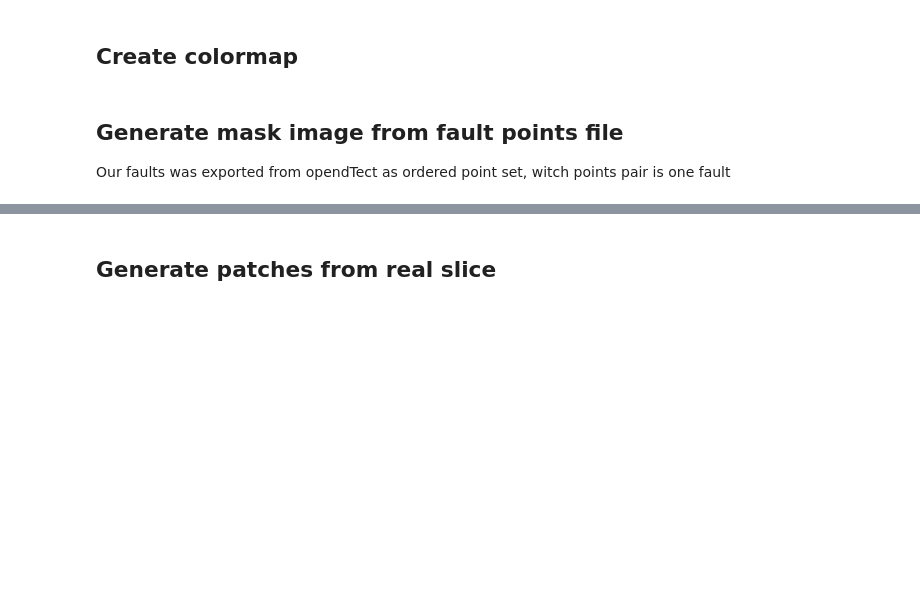
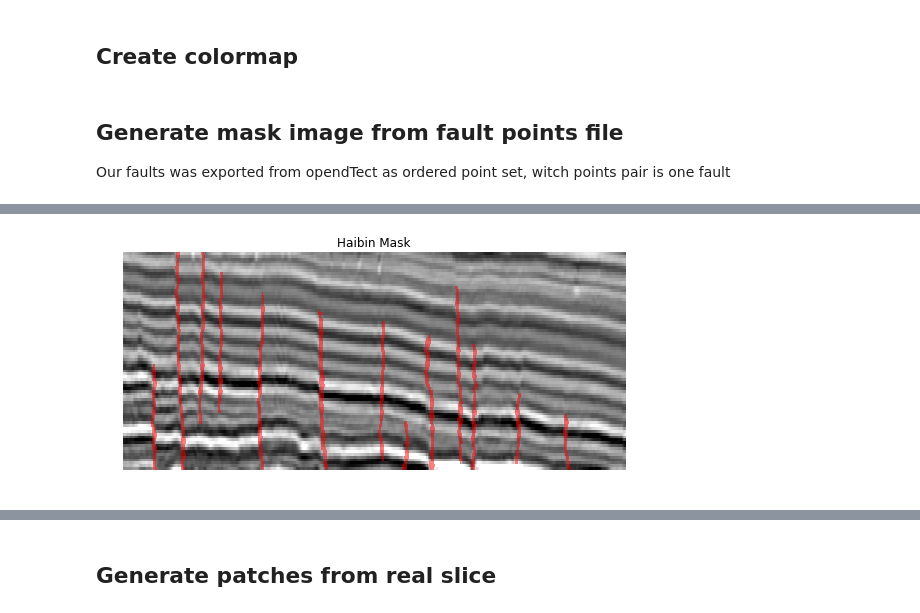
Before and after one commit to augustoicaro/SFD-CNN-TL, a Jupyter notebook: TrainAndSave.ipynb, the cells around one changed output, grey strips where cells are left out. Saved outputs shown, nothing was run; the diff lists cells and outputs as text; code cells hidden in the pictures; blank space fills up the shorter version.

```diff
--- a/TrainAndSave.ipynb
+++ b/TrainAndSave.ipynb
@@ -221,7 +236,9 @@ mask_img = haibin_mask
 plt.figure(figsize=(9,4))
 plt.title('Haibin Mask')
 plt.axis('off')
-plt.imshow(section, cmap="gray", aspect='auto')
+plt.imshow(sections[1], cmap="gray", aspect='auto')
 plt.imshow(haibin_mask, cmap="faults", aspect='auto')
 plt.imsave('mask_haibin.png', haibin_mask, cmap="gray")
+
+mask_img_2800 = mask_img
 # %% [output]
@@ -230,3 +245,4 @@ plt.imsave('mask_haibin.png', haibin_mask, cmap="gray")
+[figure, added]
 # %%
 # Load thin Haibin mask
 haibin_mask = cv2.imread("gsb_crl2800_haibin_thin_mask.png")
```
Also changed, not shown: parts of 26 cells of this notebook, 13 other files.
